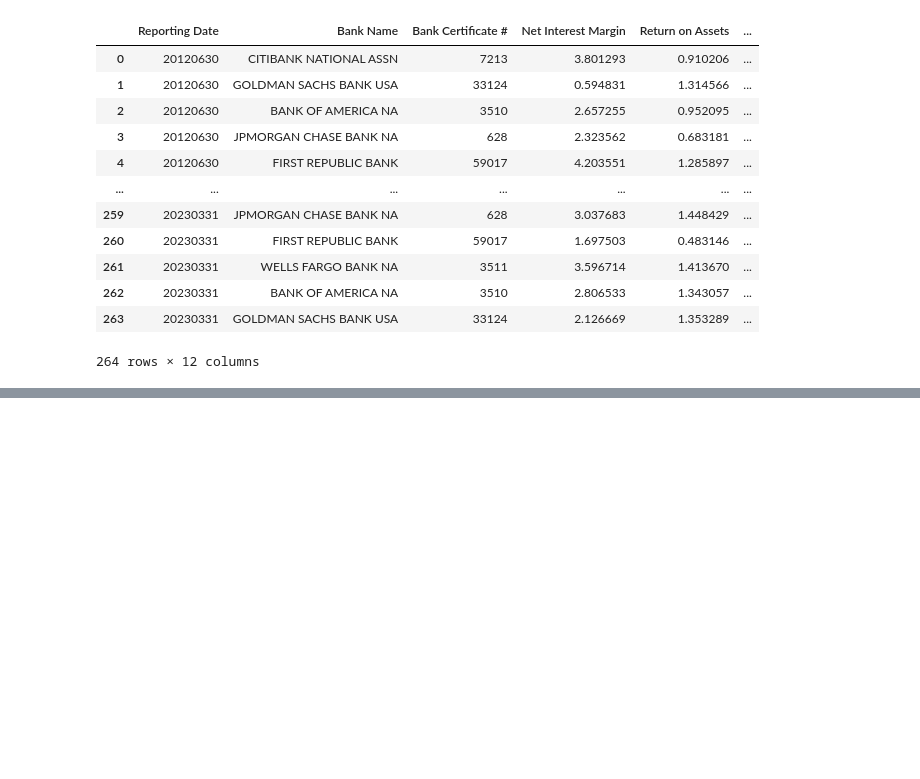
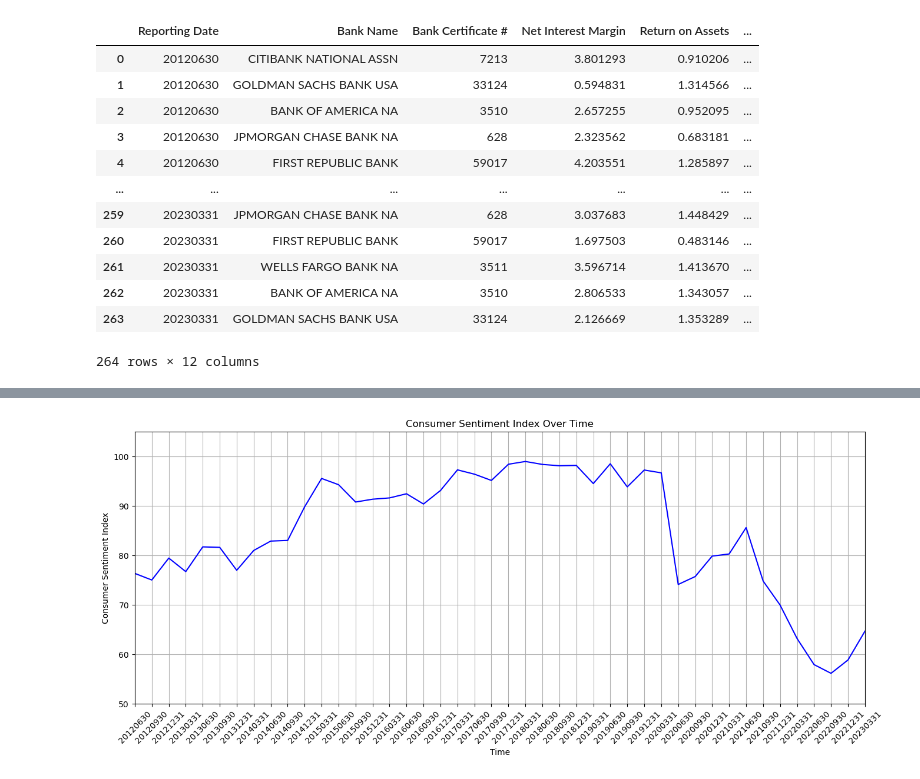
Before and after one commit to florencex5/Finance_Project_1, a Jupyter notebook: FDIC API Bank DataFrames_Correlation.ipynb, the cells around one changed output, grey strips where cells are left out. Saved outputs shown, nothing was run; the diff lists cells and outputs as text; code cells hidden in the pictures; blank space fills up the shorter version.

```diff
--- a/FDIC API Bank DataFrames_Correlation.ipynb
+++ b/FDIC API Bank DataFrames_Correlation.ipynb
@@ -338,2 +391,27 @@ renamed_consumer_index.head()
 # %%
-# Correlation graph 2 (Deposit held in domestic offices)
+# Consumer Sentiment Index vs Reporting Date
+
+# Note: the date shown in Consumer Sentiment Index is different from the reporting data from FDIC API.But they
+# represent the same quarter of each year.Using the reporting date from FDIC API here to ensure the consistency.
+
+#Plot the data and set up xticks
+plt.figure(figsize=(16,6))
+x_axis = np.arange(len(new_bank_asset["Reporting Date"].unique()))
+tick_locations = [value for value in x_axis]
+plt.plot(x_axis,CSI, color="blue")
+plt.xticks(tick_locations, new_bank_asset["Reporting Date"].unique(), rotation=45)
+
+
+# Add title & labels to X and Y axes
+plt.title("Consumer Sentiment Index Over Time")
+plt.xlabel("Time")
+plt.ylabel("Consumer Sentiment Index")
+
+# Add limits to x axis and y-axis
+plt.xlim(0,43)
+plt.ylim(50,105)
+
+# Create a legend for the chart
+plt.grid()
+# %% [output]
+[figure, added]
```
Also changed, not shown: parts of 12 cells of this notebook, 9 other files.
